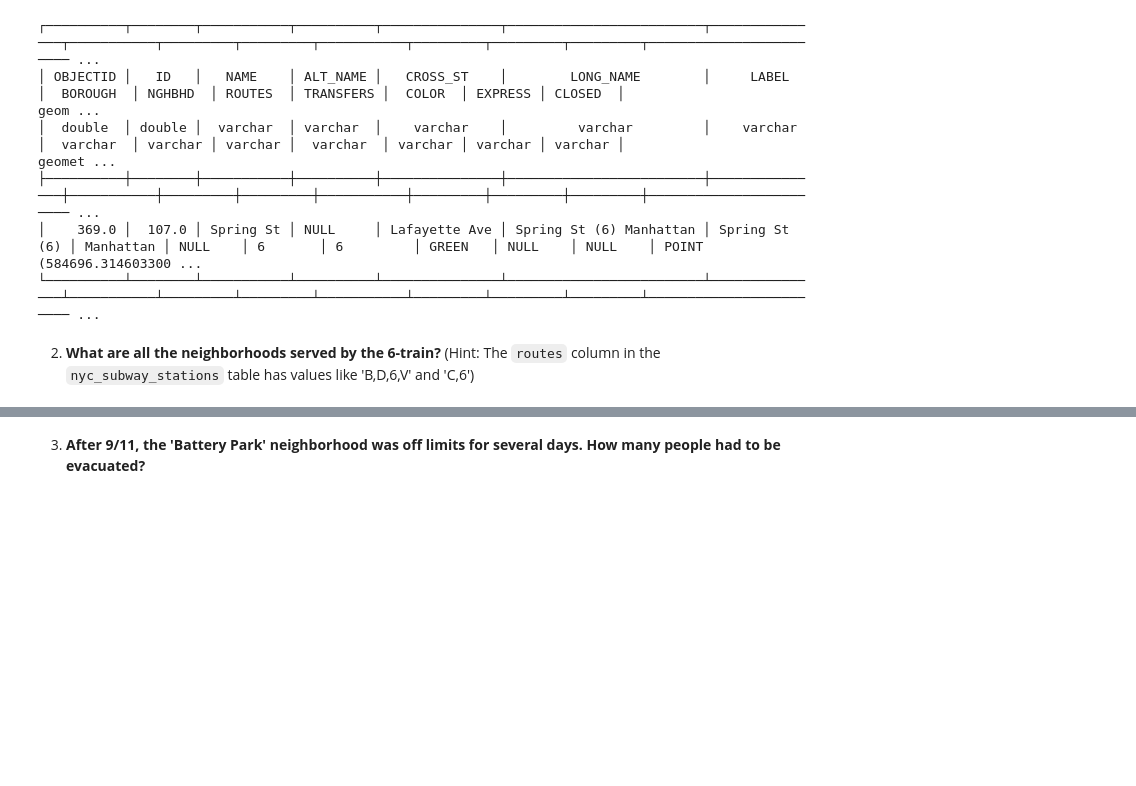
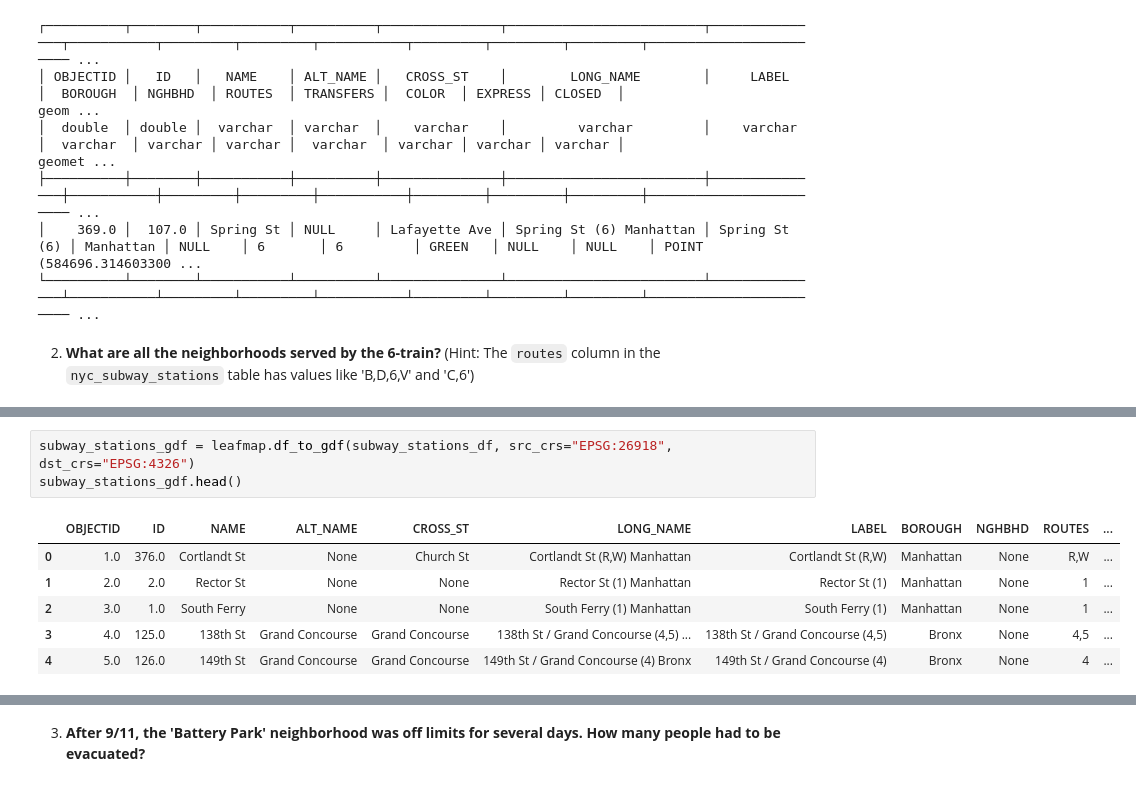
Before and after one commit to jihunnadi65/CASA0025-Lab, a Jupyter notebook: notebooks/W04_postgis2.ipynb, the cells around one changed output, grey strips where cells are left out. Cells and saved outputs as stored; diff of their text form; blank space fills up the shorter version.

```diff
--- a/notebooks/W04_postgis2.ipynb
+++ b/notebooks/W04_postgis2.ipynb
@@ -167,0 +189,10 @@ df
+# %%
+subway_stations_gdf = leafmap.df_to_gdf(subway_stations_df, src_crs="EPSG:26918", dst_crs="EPSG:4326")
+subway_stations_gdf.head()
+# %% [output]
+|  | OBJECTID | ID | NAME | ALT_NAME | CROSS_ST | LONG_NAME | LABEL | BOROUGH | NGHBHD | ROUTES | ... |
+| 0 | 1.0 | 376.0 | Cortlandt St | None | Church St | Cortlandt St (R,W) Manhattan | Cortlandt St (R,W) | Manhattan | None | R,W | ... |
+| 1 | 2.0 | 2.0 | Rector St | None | None | Rector St (1) Manhattan | Rector St (1) | Manhattan | None | 1 | ... |
+| 2 | 3.0 | 1.0 | South Ferry | None | None | South Ferry (1) Manhattan | South Ferry (1) | Manhattan | None | 1 | ... |
+| 3 | 4.0 | 125.0 | 138th St | Grand Concourse | Grand Concourse | 138th St / Grand Concourse (4,5) ... | 138th St / Grand Concourse (4,5) | Bronx | None | 4,5 | ... |
+| 4 | 5.0 | 126.0 | 149th St | Grand Concourse | Grand Concourse | 149th St / Grand Concourse (4) Bronx | 149th St / Grand Concourse (4) | Bronx | None | 4 | ... |
```
Also changed, not shown: parts of 19 cells of this notebook.
